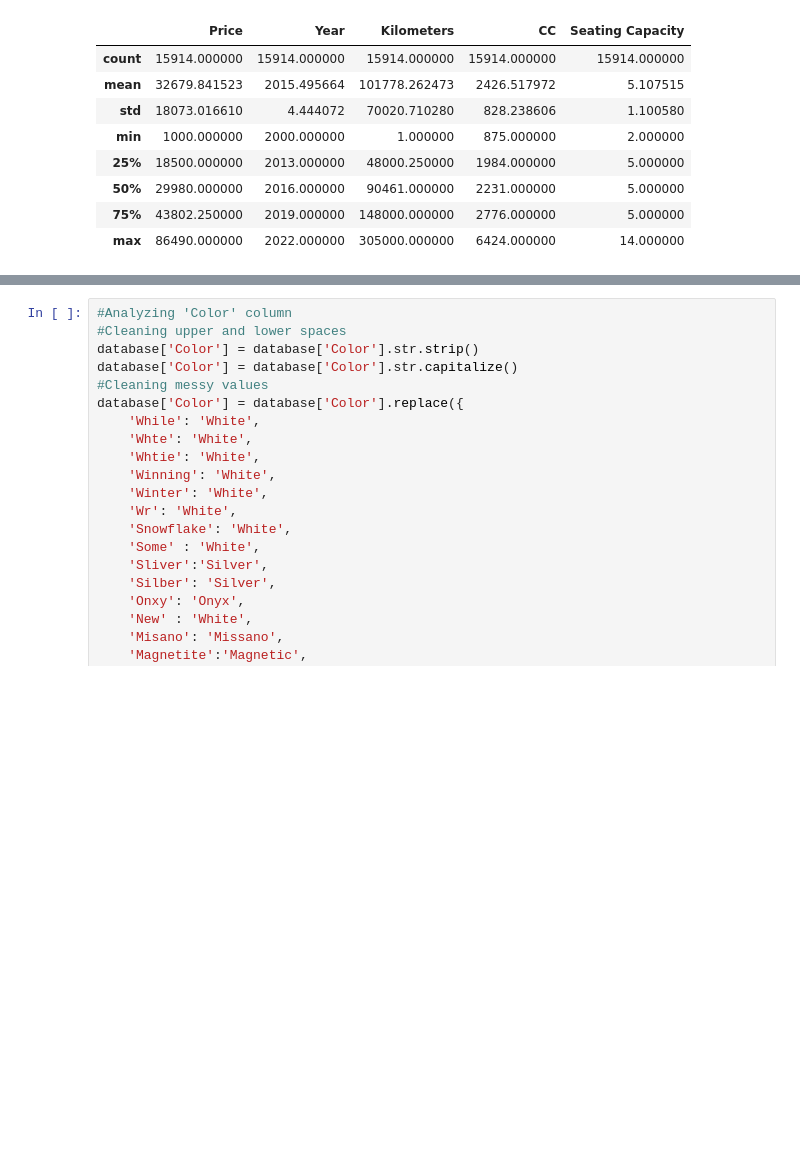
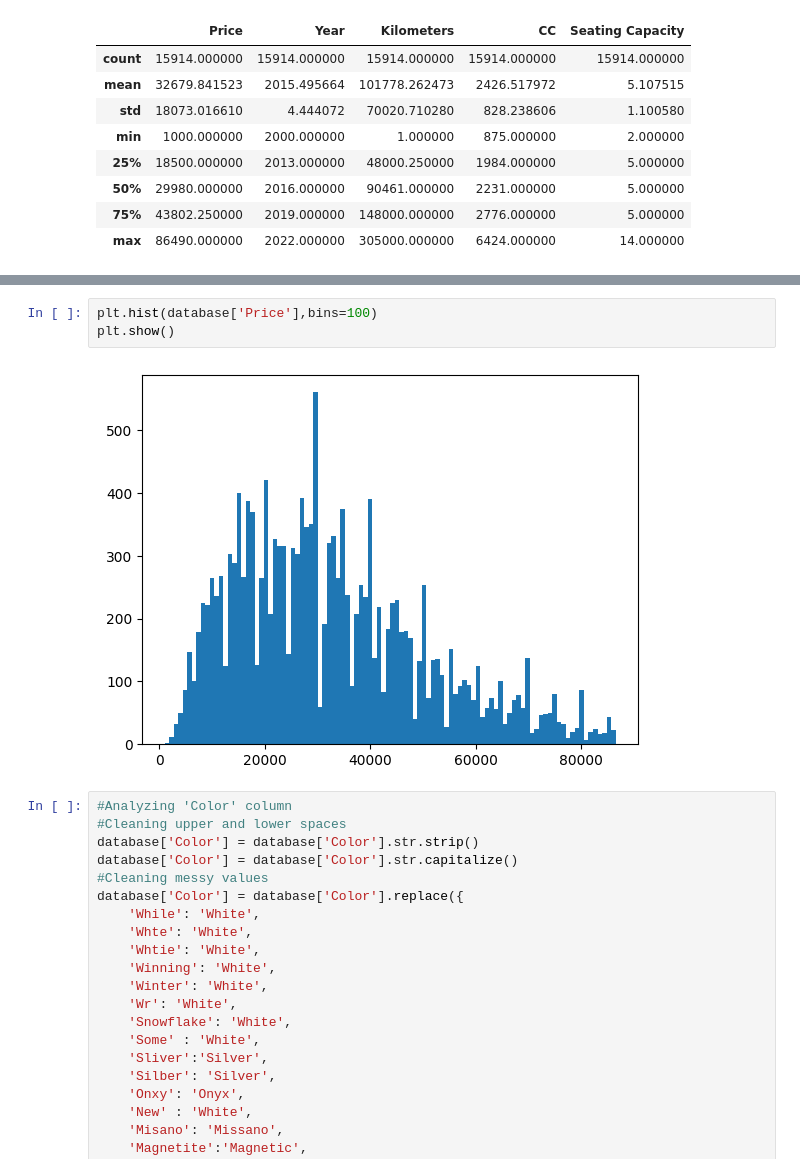
Before and after one commit to Andresanalyst1/ML-project-Australia-car-Market, a Jupyter notebook: Data Preparation.ipynb, the cells around one changed output, grey strips where cells are left out. Cells and saved outputs as stored; diff of their text form; blank space fills up the shorter version.

```diff
--- a/Data Preparation.ipynb
+++ b/Data Preparation.ipynb
@@ -220,3 +313,8 @@ database.describe()
+# %%
+plt.hist(database['Price'],bins=100)
+plt.show()
+# %% [output]
+[figure, added]
 # %%
 #Analyzing 'Color' column
 #Cleaning upper and lower spaces
```
Also changed, not shown: parts of 5 cells of this notebook, 1 other file.
